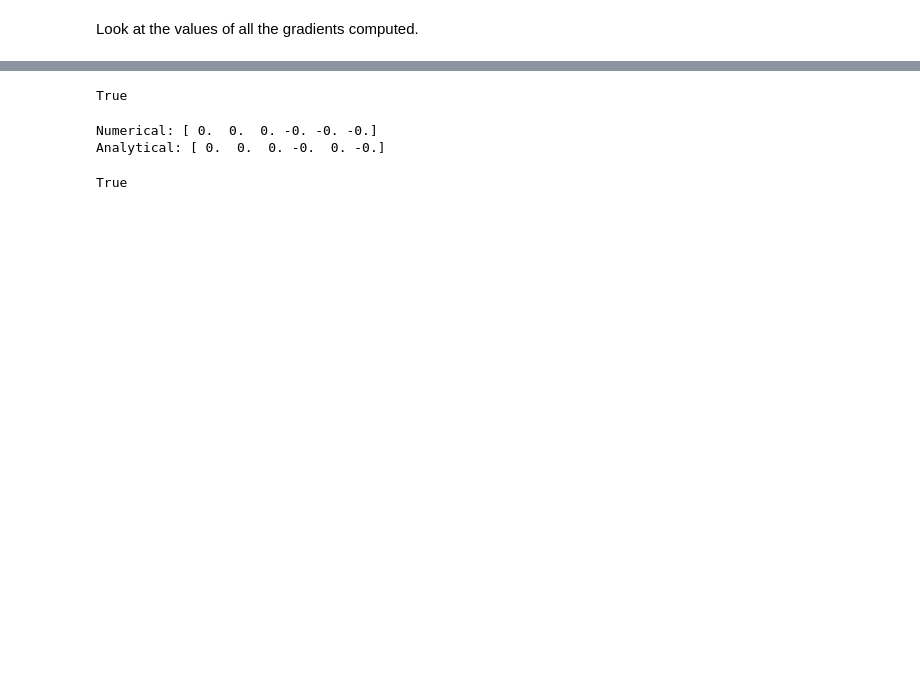
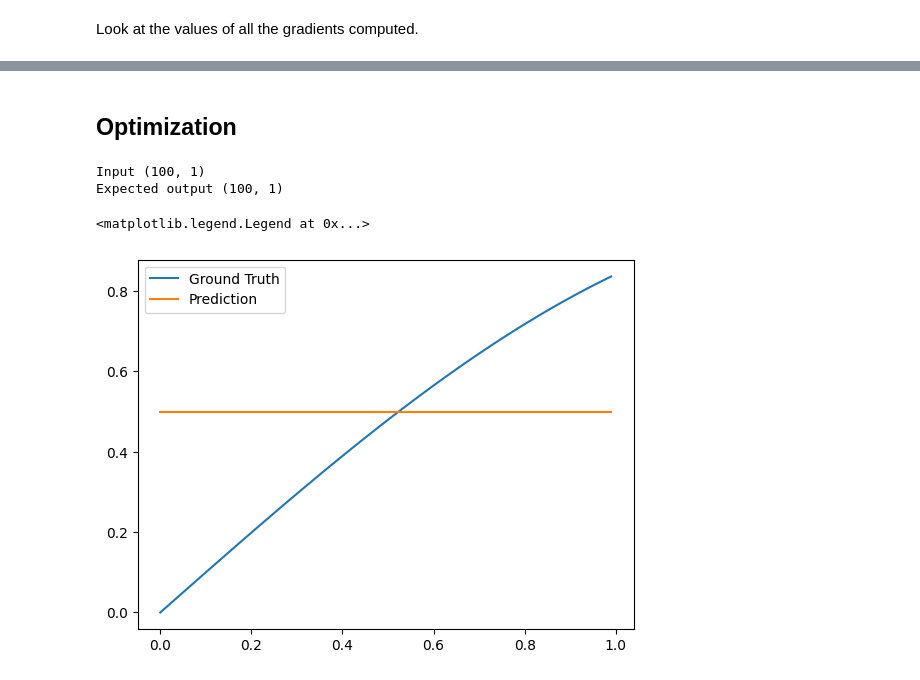
Before and after one commit to calvinfeng/machine-learning-notebook, a Jupyter notebook: machine_learning_basics/backpropagation_part_1.ipynb, the cells around one changed output, grey strips where cells are left out. Drawn from its saved outputs; the diff is of its cells as text; code cells hidden in the pictures; blank space fills up the shorter version.

```diff
--- a/machine_learning_basics/backpropagation_part_1.ipynb
+++ b/machine_learning_basics/backpropagation_part_1.ipynb
@@ -482,13 +418,2 @@ True
-# %%
-np.allclose(numerical_gradient(np_model, 'dense_1/kernel', y_true), grad_dense_1_kernel)
-# %% [output]
-True
-# %%
-num_grad_dense_1_bias = numerical_gradient(np_model, 'dense_1/bias', y_true)
-print("Numerical:", np.round(num_grad_dense_1_bias, decimals=4))
-print("Analytical:", np.round(grad_dense_1_bias, decimals=4))
-np.allclose(num_grad_dense_1_bias, grad_dense_1_bias, atol=1e-4)
-# %% [output]
-Numerical: [ 0.  0.  0. -0. -0. -0.]
-Analytical: [ 0.  0.  0. -0.  0. -0.]
-True
+# %% [markdown]
+## Optimization
@@ -494,0 +422,19 @@ True
+# %%
+optim = Adam(learning_rate=1e-3)
+np_model = NumpyModel()
+loss_fn = MeanSquaredError()
+x = np.expand_dims(np.arange(0., 1, 0.01), axis=-1)
+print("Input", x.shape)
+y_true = np.sin(x)
+print("Expected output", y_true.shape)
+# %% [output]
+Input (100, 1)
+Expected output (100, 1)
+# %%
+y_pred = np_model(x)
+plt.plot(x.flatten(), y_true.flatten(), label="Ground Truth")
+plt.plot(x.flatten(), y_pred.flatten(), label="Prediction")
+plt.legend()
+# %% [output]
+<matplotlib.legend.Legend at 0x...>
+[figure, added]
```
Also changed, not shown: parts of 43 cells of this notebook, 5 other files.
